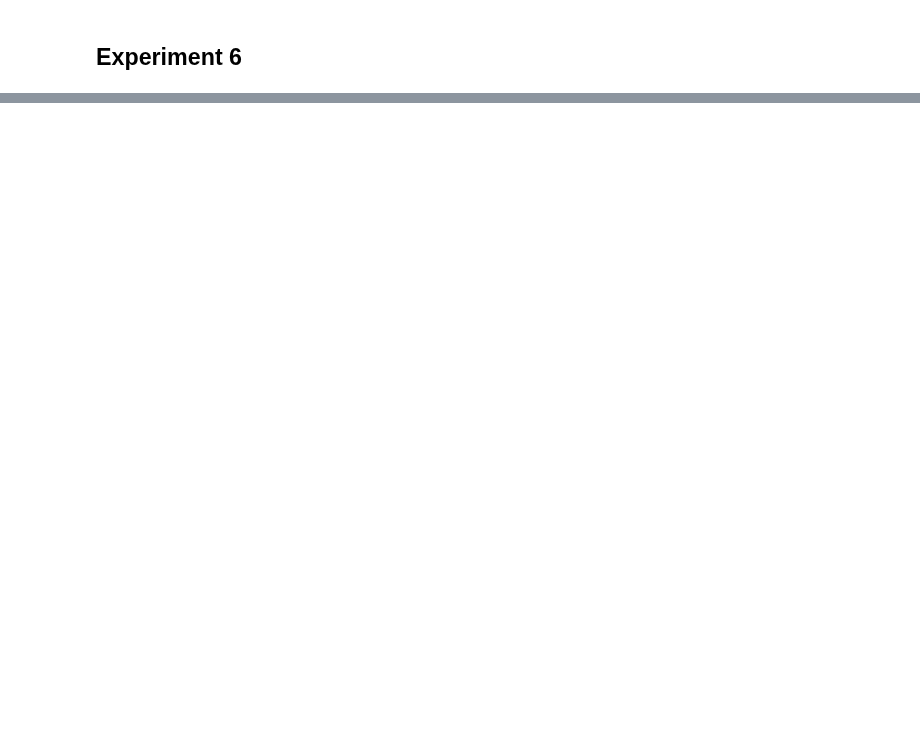
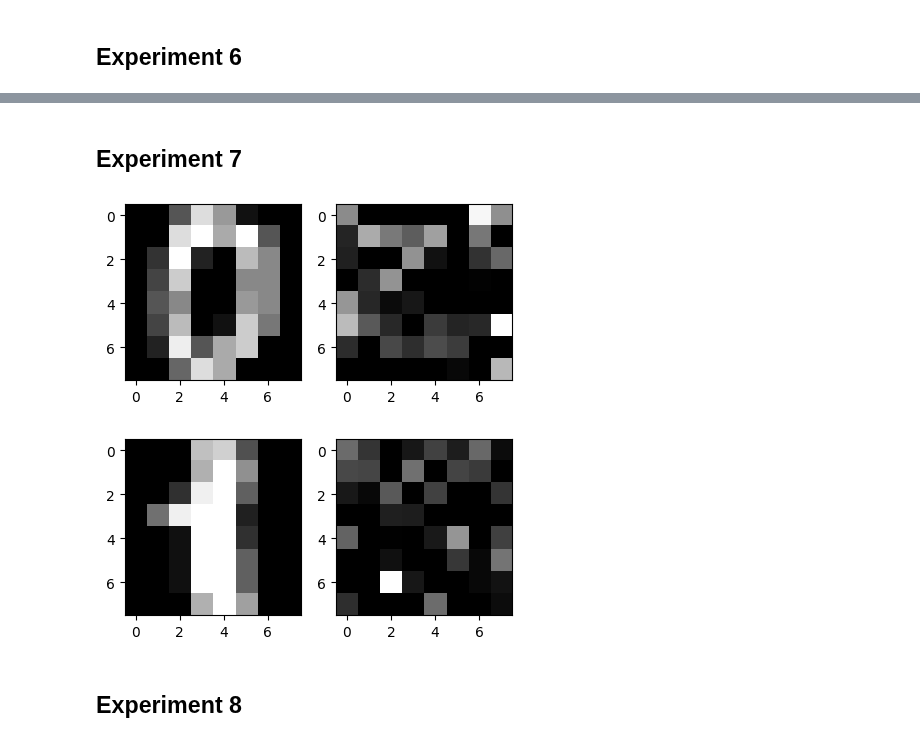
Before and after one commit to parthgala1/DL, a Jupyter notebook: practice.ipynb, the cells around one changed output, grey strips where cells are left out. Cells and saved outputs as stored; diff of their text form; code cells hidden in the pictures; blank space fills up the shorter version.

```diff
--- a/practice.ipynb
+++ b/practice.ipynb
@@ -534,0 +470,68 @@ PCA:  0.30546557481665276
+# %% [markdown]
+## Experiment 7
+# %%
+from sklearn.datasets import load_digits
+
+def relu(x):
+    return np.maximum(0, x)
+
+def encoder(data, weight, bias):
+    return relu(np.dot(data, weight) + bias)
+
+def decoder(data, weight, bias):
+    return relu(np.dot(data, weight) + bias)
+
+def vae(data, encoder, decoder):
+    input_dim = data.shape[0]
+    hidden_dim = 4
+    latent_dim = 2
+
+    w1 = np.random.randn(input_dim, hidden_dim)
+    b1 = np.random.randn(hidden_dim)
+
+    w_mu = np.random.randn(hidden_dim, latent_dim)
+    b_mu = np.random.randn(latent_dim)
+
+    w_logvar = np.random.randn(hidden_dim, latent_dim)
+    b_logvar = np.random.randn(latent_dim)
+
+    w3 = np.random.randn(latent_dim, hidden_dim)
+    b3 = np.random.randn(hidden_dim)
+
+    w4 = np.random.randn(hidden_dim, input_dim)
+    b4 = np.random.randn(input_dim)
+
+    # Forward pass
+
+    z1 = encoder(data, w1, b1)
+    mu = encoder(z1, w_mu, b_mu)
+    logvar = encoder(z1, w_logvar, b_logvar)
+
+    std = np.exp(0.5 * logvar)
+    epsilon = np.random.randn(*std.shape)
+    z = mu + epsilon * std
+
+    z3 = decoder(z, w3, b3)
+    x_hat = decoder(z3, w4, b4)
+
+    return x_hat
+
+data = load_digits()
+x, y = data.data, data.target
+for i in x[:2]:
+    reconstructed = vae(i, encoder, decoder)
+    plt.figure(figsize=(5,10))
+
+    plt.subplot(1,2,1)
+    plt.imshow(i.reshape(8, 8), cmap="gray")
+
+
+    plt.subplot(1, 2, 2)
+    plt.imshow(reconstructed.reshape(8, 8), cmap="gray")
+
+    plt.show()
+# %% [output]
+[figure, added]
+[figure, added]
+# %% [markdown]
+## Experiment 8
```
Also changed, not shown: parts of 6 cells of this notebook.
